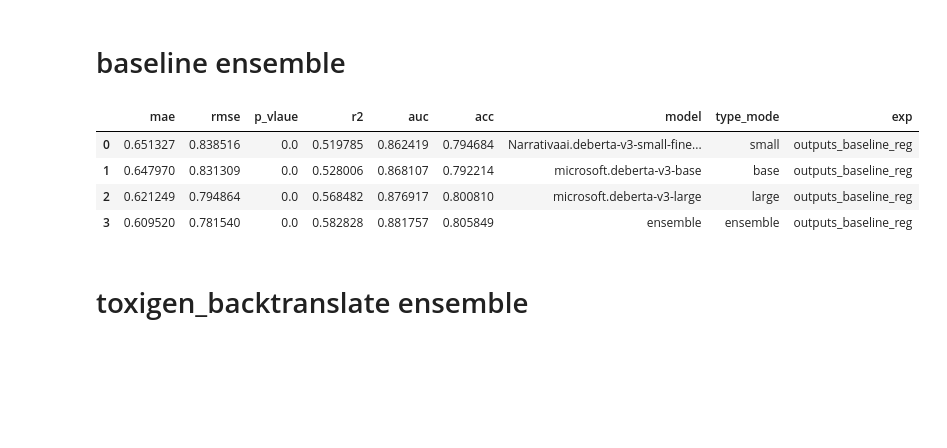
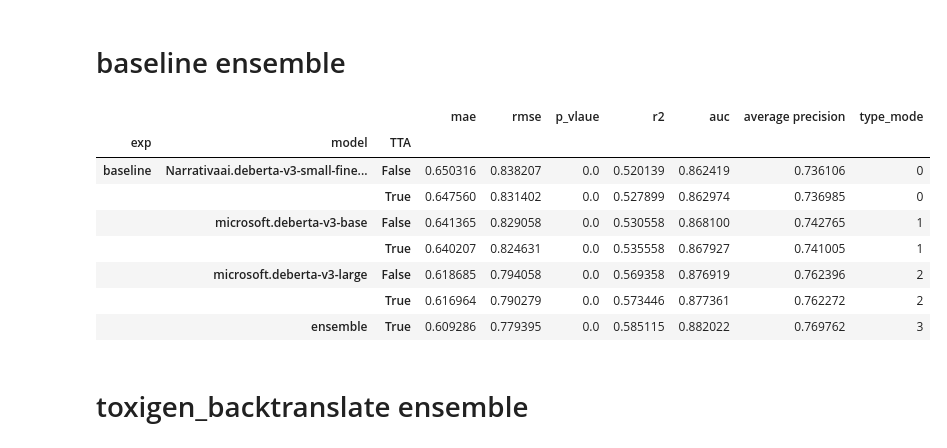
Before and after one commit to OrKatz7/parler-hate-speech, a Jupyter notebook: notebooks/results.ipynb, the cells around one changed output. Saved outputs shown, nothing was run; the diff lists cells and outputs as text; code cells hidden in the pictures; blank space fills up the shorter version.

```diff
--- a/notebooks/results.ipynb
+++ b/notebooks/results.ipynb
@@ -17,58 +24,63 @@ def get_ensemble_score(pkl,ensemble_name):
     type_mode = []
     Score = []
     Names = []
+    TTA = []
     for p in pkl:
         if "small" in p:
-            n = "small"
+            n = 0
         elif "large" in p:
-            n = "large"
+            n = 2
         else:
-            n = "base"
+            n = 1
         type_mode.append(n)
         name=p.split("/")[1]
-        df=pd.read_pickle(p)
-        mae,rmse = mean_absolute_error(df['label_mean'],df['pred_label_mean'])*4,np.sqrt(mean_squared_error(df['label_mean'],df['pred_label_mean']))*4
-
-        auc,acc = roc_auc_score((df['label_mean']>0.5).astype(int),df['pred_label_mean']),accuracy_score((df['label_mean']>0.5).astype(int),df['pred_label_mean']>0.6)
-
-        r2 = r2_score(df['label_mean'],df['pred_label_mean'])
-        X = df[['pred_label_mean']].values
+        tta = False
+        if "tta" in p:
+            tta = True
+        TTA.append(tta)
+        df=pd.read_pickle(p).set_index("id").sort_index()
+        pred = df['pred_label_mean'].values.clip(0,1)
+        mae,rmse = mean_absolute_error(df['label_mean'],pred)*4,np.sqrt(mean_squared_error(df['label_mean'],pred))*4
+        auc,acc = roc_auc_score((df['label_mean']>0.5).astype(int),pred),average_precision_score((df['label_mean']>0.5).astype(int),pred)
+        r2 = r2_score(df['label_mean'],pred)
+        X = pred
         y = df['label_mean'].values
         x = sm.add_constant(X)
         model = sm.OLS(y, X).fit()
         p_value = model.f_pvalue
-        group.append(df['pred_label_mean'].tolist())
+        group.append(pred.tolist())
         Score.append([mae,rmse,p_value,r2,auc,acc])
         Names.append(name)
     RMSE = np.sqrt(mean_squared_error(np.array(group).mean(0), df['label_mean'].values))*4
     MAE = mean_absolute_error(np.array(group).mean(0), df['label_mean'].values)*4
     r2 = r2_score(df['label_mean'],np.array(group).mean(0))
-
-    auc,acc = roc_auc_score((df['label_mean']>0.5).astype(int),np.array(group).mean(0)),accuracy_score((df['label_mean']>0.5).astype(int),np.array(group).mean(0)>0.6)
-
-
-
+    auc,acc = roc_auc_score((df['label_mean']>0.5).astype(int),np.array(group).mean(0)),average_precision_score((df['label_mean']>0.5).astype(int),np.array(group).mean(0))
     Score.append([MAE,RMSE,0,r2,auc,acc])
     Names.append("ensemble")
-    type_mode.append("ensemble")
-    base_df = pd.DataFrame(Score,columns=['mae','rmse','p_vlaue','r2','auc','acc'])
+    type_mode.append(3)
+    base_df = pd.DataFrame(Score,columns=['mae','rmse','p_vlaue','r2','auc','average precision'])
     base_df['model'] = Names
+    base_df['TTA'] = TTA + [True]
     base_df['type_mode'] = type_mode
-    base_df['exp'] = [row.split("/")[0] for row in pkl] + [ensemble_name]
+    base_df['exp'] = [row.split("/")[0].replace("outputs_","").replace("_reg","") for row in pkl] + [ensemble_name]
     base_df
     return group,type_mode,y,Score,Names,base_df
 # %% [markdown]
 # baseline ensemble
 # %%
-pkl = [row for row in glob.glob("outputs_baseline_reg/*/*.pkl") if "_reg" in row]
-group,type_mode,y,Score,Names,base_df = get_ensemble_score(pkl,ensemble_name='outputs_baseline_reg')
-base_df
+pkl = [row for row in glob.glob("outputs_baseline_reg/*/*.pkl") if "_reg" in row and "unitary" not in row]
+group,type_mode,y,Score,Names,base_df = get_ensemble_score(pkl,ensemble_name='baseline')
+base_df.set_index(['exp','model','TTA']).sort_values(by='rmse',ascending=False)
 # %% [output]
-|  | mae | rmse | p_vlaue | r2 | auc | acc | model | type_mode | exp |
-| 0 | 0.651327 | 0.838516 | 0.0 | 0.519785 | 0.862419 | 0.794684 | Narrativaai.deberta-v3-small-fine... | small | outputs_baseline_reg |
-| 1 | 0.647970 | 0.831309 | 0.0 | 0.528006 | 0.868107 | 0.792214 | microsoft.deberta-v3-base | base | outputs_baseline_reg |
-| 2 | 0.621249 | 0.794864 | 0.0 | 0.568482 | 0.876917 | 0.800810 | microsoft.deberta-v3-large | large | outputs_baseline_reg |
-| 3 | 0.609520 | 0.781540 | 0.0 | 0.582828 | 0.881757 | 0.805849 | ensemble | ensemble | outputs_baseline_reg |
+|  |  |  | mae | rmse | p_vlaue | r2 | auc | average precision | type_mode |
+| exp | model | TTA |  |  |  |  |  |  |  |
+| baseline | Narrativaai.deberta-v3-small-fine... | False | 0.650316 | 0.838207 | 0.0 | 0.520139 | 0.862419 | 0.736106 | 0 |
+|  |  | True | 0.647560 | 0.831402 | 0.0 | 0.527899 | 0.862974 | 0.736985 | 0 |
+|  | microsoft.deberta-v3-base | False | 0.641365 | 0.829058 | 0.0 | 0.530558 | 0.868100 | 0.742765 | 1 |
+|  |  | True | 0.640207 | 0.824631 | 0.0 | 0.535558 | 0.867927 | 0.741005 | 1 |
+|  | microsoft.deberta-v3-large | False | 0.618685 | 0.794058 | 0.0 | 0.569358 | 0.876919 | 0.762396 | 2 |
+|  |  | True | 0.616964 | 0.790279 | 0.0 | 0.573446 | 0.877361 | 0.762272 | 2 |
+|  | ensemble | True | 0.609286 | 0.779395 | 0.0 | 0.585115 | 0.882022 | 0.769762 | 3 |
 # %% [markdown]
 # toxigen_backtranslate ensemble
 # %%
```
Also changed, not shown: parts of 31 cells of this notebook, 8 other files.
